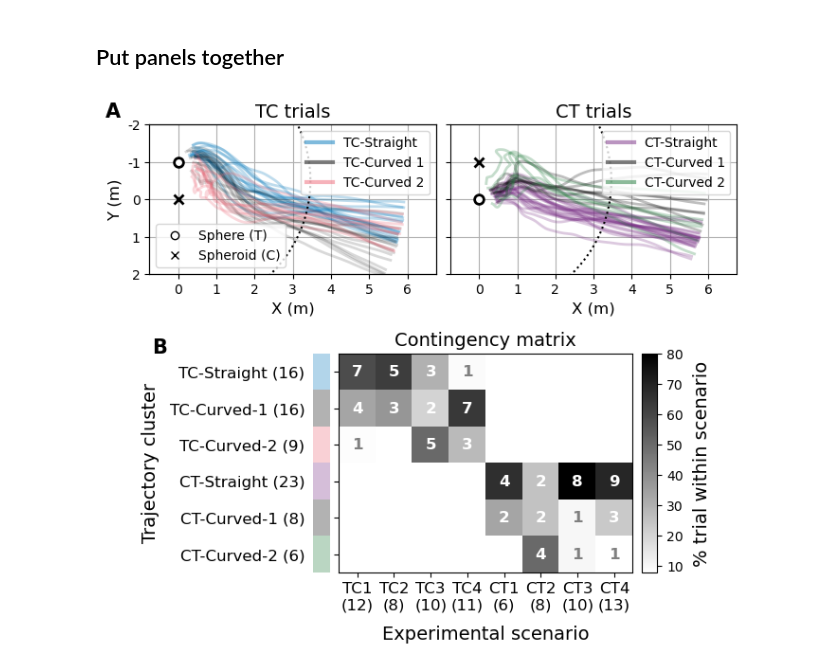
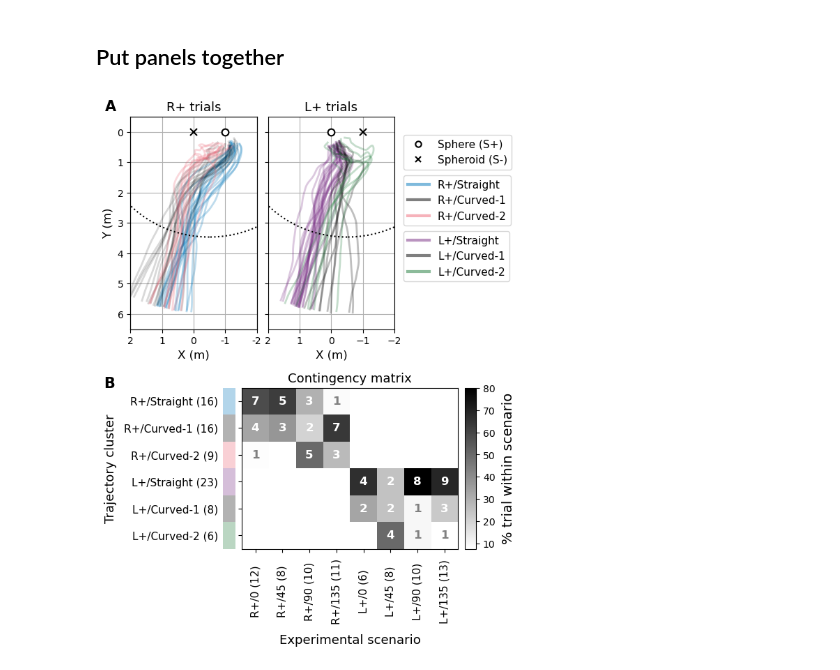
Before and after one commit to leewujung/porpoise_spheroid, a Jupyter notebook: notebooks_fig/fig_cluster_track_contingency.ipynb, the cells around one changed output. Cells and saved outputs as stored; diff of their text form; code cells hidden in the pictures.

```diff
--- a/notebooks_fig/fig_cluster_track_contingency.ipynb
+++ b/notebooks_fig/fig_cluster_track_contingency.ipynb
@@ -88,6 +87,11 @@ CLUSTER_STR_7 = ["Straight", "Curved-1", "Curved-2", "Straight", "Curved-1", "Cu
 ## Contingency matrix
 # %%
 TARGET_ANGLE_STR = ["TC1", "TC2", "TC3", "TC4", "CT1", "CT2", "CT3", "CT4"]
+# %%
+TARGET_ANGLE_STR_NEW = [
+    "R+/0", "R+/45", "R+/90", "R+/135",
+    "L+/0", "L+/45", "L+/90", "L+/135",
+]
 # %%
 # Build contingency matrix
 df_tca_all = []
@@ -118,7 +134,7 @@ df_tca_all
 # %%
 xtick_str = [
-    "%s\n(%d)" % (tca_str, tca_num)
-    for tca_num, tca_str in zip(df_tca_all.sum(axis=1).values, TARGET_ANGLE_STR)
+    f"{tca_str:s} ({tca_num.astype(int):d})"
+    for tca_num, tca_str in zip(df_tca_all.sum(axis=1).values, TARGET_ANGLE_STR_NEW)
 ]
 xtick_str
 # %% [output]
@@ -133,7 +149,7 @@ xtick_str
 # %%
-TCCT_STR = np.array(["TC", "CT"]*3).reshape(3,2).T.reshape(-1,1).T.squeeze().tolist()
+TCCT_STR = np.array(["R+", "L+"]*3).reshape(3,2).T.reshape(-1,1).T.squeeze().tolist()
 ytick_str = [
-    "%s-%s (%d)     " % (tcct, c_name, tca_num)
+    "%s/%s (%d)     " % (tcct, c_name, tca_num)
     for tca_num, c_name, tcct in zip(
         df_tca_all.sum(axis=0).values, CLUSTER_STR_7, TCCT_STR
     )
@@ -161,7 +177,7 @@ im = ax_conti.imshow(
     aspect='auto', cmap="gist_yarg" #"Reds" #"OrRd"
 )
 ax_conti.set_xticks(np.arange(len(TARGET_ANGLE_STR)))
-ax_conti.set_xticklabels(xtick_str, fontsize=12)
+ax_conti.set_xticklabels(xtick_str, fontsize=12, rotation=90)
 ax_conti.set_yticks(np.arange(len(ytick_str)))
 ax_conti.set_yticklabels(ytick_str, fontsize=12)
 # ax_conti.yaxis.tick_right()
@@ -348,8 +363,8 @@ for seq in np.arange(3):
             ax_track_TC, df_track,
             color=color_cluster_seq_7[seq], alpha=alpha, lw=2
         )
-ax_track_TC.plot(0, 0, "kx", markeredgewidth=2, markersize=7, lw=1.5)
-ax_track_TC.plot(0, -1, "ko", markeredgewidth=2, markersize=7, lw=1.5, markerfacecolor="w")
+ax_track_TC.plot(0, 0, "kx", markeredgewidth=1.5, markersize=7, lw=1.5)
+ax_track_TC.plot(-1, 0, "ko", markeredgewidth=1.5, markersize=7, lw=1.5, markerfacecolor="w")
 
 # ===================================
 ax_track_CT = fig.add_subplot(gs[0, 1])
@@ -362,55 +377,55 @@ for seq in np.arange(3) + 3:
             ax_track_CT, df_track,
             color=color_cluster_seq_7[seq], alpha=alpha, lw=2
         )
-ax_track_CT.plot(0, -1, "kx", markeredgewidth=2, markersize=7)
-ax_track_CT.plot(0, 0, "ko", markeredgewidth=2, markersize=7, markerfacecolor="w")
+ax_track_CT.plot(-1, 0, "kx", markeredgewidth=1.5, markersize=7)
+ax_track_CT.plot(0, 0, "ko", markeredgewidth=1.5, markersize=7, markerfacecolor="w")
 
 for axx in [ax_track_TC, ax_track_CT]:
-    axx.set_xticks(np.arange(-1, 9))
-    axx.set_xticklabels(np.arange(-1, 9), fontsize=10)
-    axx.set_ylim(2, -2)
-    axx.set_xlim(-0.75, 6.75)
+    axx.set_yticks(np.arange(-1, 9))
+    axx.set_yticklabels(np.arange(-1, 9), fontsize=10)
+    axx.set_xlim(2, -2)
+    axx.set_ylim(6.5, -0.5)
     axx.grid()
     axx.set_xlabel("X (m)", fontsize=12)
-    axx.set_yticks(np.arange(-2, 3))
-ax_track_TC.set_yticklabels(np.arange(-2, 3), fontsize=10)
+    axx.set_xticks(np.arange(-2, 3))
+ax_track_TC.set_xticklabels(np.arange(-2, 3), fontsize=10)
 ax_track_TC.set_ylabel("Y (m)", fontsize=12)
 ax_track_CT.set_yticklabels("")
 
 # Add legend for cluster tracks
-ax_track_TC.set_title("TC trials", fontsize=14)
-ax_track_TC.plot(np.nan, np.nan, color_cluster_7["TC_straight"], label="TC-Straight", alpha=0.5, lw=3)
-ax_track_TC.plot(np.nan, np.nan, color_cluster_7["TC_curved1"], label="TC-Curved 1", alpha=0.5, lw=3)
-ax_track_TC.plot(np.nan, np.nan, color_cluster_7["TC_curved2"], label="TC-Curved 2", alpha=0.5, lw=3)
-ax_track_TC.legend(fontsize=10, loc="upper right")
+ax_track_TC.set_title("R+ trials", fontsize=13)
+ax_track_TC.plot(np.nan, np.nan, color_cluster_7["TC_straight"], label="R+/Straight", alpha=0.5, lw=3)
+ax_track_TC.plot(np.nan, np.nan, color_cluster_7["TC_curved1"], label="R+/Curved-1", alpha=0.5, lw=3)
+ax_track_TC.plot(np.nan, np.nan, color_cluster_7["TC_curved2"], label="R+/Curved-2", alpha=0.5, lw=3)
+ax_track_TC.legend(fontsize=11, bbox_to_anchor=(3.05, 0.75))
 
-ax_track_CT.set_title("CT trials", fontsize=14)
-ax_track_CT.plot(np.nan, np.nan, color_cluster_7["CT_straight"], label="CT-Straight", alpha=0.5, lw=3)
-ax_track_CT.plot(np.nan, np.nan, color_cluster_7["CT_curved1"], label="CT-Curved 1", alpha=0.5, lw=3)
-ax_track_CT.plot(np.nan, np.nan, color_cluster_7["CT_curved2"], label="CT-Curved 2", alpha=0.5, lw=3)
-ax_track_CT.legend(fontsize=10, loc="upper right")
+ax_track_CT.set_title("L+ trials", fontsize=13)
+ax_track_CT.plot(np.nan, np.nan, color_cluster_7["CT_straight"], label="L+/Straight", alpha=0.5, lw=3)
+ax_track_CT.plot(np.nan, np.nan, color_cluster_7["CT_curved1"], label="L+/Curved-1", alpha=0.5, lw=3)
+ax_track_CT.plot(np.nan, np.nan, color_cluster_7["CT_curved2"], label="L+/Curved-2", alpha=0.5, lw=3)
+ax_track_CT.legend(fontsize=11, bbox_to_anchor=(1.95, 0.487))
 
 # Adjust size of track panels
 axx = ax_track_TC
 axx_pos = axx.get_position()
 axx.set_position([
-    axx_pos.x0, axx_pos.y0+axx_pos.height*0.1, axx_pos.width, axx_pos.height*0.75
+    axx_pos.x0, axx_pos.y0+axx_pos.height*0.1, axx_pos.width*0.6, axx_pos.height*1.45
 ])
 axx = ax_track_CT
 axx_pos = axx.get_position()
 axx.set_position([
-    axx_pos.x0, axx_pos.y0+axx_pos.height*0.1, axx_pos.width, axx_pos.height*0.75
+    axx_pos.x0-0.15, axx_pos.y0+axx_pos.height*0.1, axx_pos.width*0.6, axx_pos.height*1.45
 ])
 
 # Add legend for targets
 ax_track_mock = plt.axes(ax_track_TC.get_position())
 ax_track_mock.patch.set_alpha(0)
 ax_track_mock.set_position(ax_track_TC.get_position())
-ax_track_mock.plot(np.nan, np.nan, "ko", label="Sphere (T)", markerfacecolor="w")
-ax_track_mock.plot(np.nan, np.nan, "kx", label="Spheroid (C)")
+ax_track_mock.plot(np.nan, np.nan, "ko", label="Sphere (S+)", markerfacecolor="w", markeredgewidth=1.5)
+ax_track_mock.plot(np.nan, np.nan, "kx", label="Spheroid (S-)", markeredgewidth=1.5)
 ax_track_mock.set_xticks([])
 ax_track_mock.set_yticks([])
-ax_track_mock.legend(fontsize=10, loc="lower left")
+ax_track_mock.legend(fontsize=11, bbox_to_anchor=(3.055, 0.94))
 
 
 
@@ -418,8 +433,8 @@ ax_track_mock.legend(fontsize=10, loc="lower left")
 # ===================================
 # Plot ellipse
 # ===================================a
-ax_track_TC.plot(r_minor*np.cos(t) , -0.5+r_major*np.sin(t), lw=1.5, color="k", ls=":")
-ax_track_CT.plot(r_minor*np.cos(t) , -0.5+r_major*np.sin(t), lw=1.5, color="k", ls=":")
+ax_track_TC.plot(-0.5+r_major*np.sin(t), r_minor*np.cos(t), lw=1.5, color="k", ls=":")
+ax_track_CT.plot(-0.5+r_major*np.sin(t), r_minor*np.cos(t), lw=1.5, color="k", ls=":")
 
 
 
@@ -434,14 +449,15 @@ im = ax_conti.imshow(
     aspect='auto', cmap="gist_yarg" #"Reds" #"OrRd"
 )
 ax_conti.set_xticks(np.arange(len(TARGET_ANGLE_STR)))
-ax_conti.set_xticklabels(xtick_str, fontsize=12)
-ax_conti.set_xlabel("Experimental scenario", fontsize=14, labelpad=10)
+ax_conti.set_xticklabels(xtick_str, fontsize=11, rotation=90, va="center")
+ax_conti.tick_params(axis="x", pad=40)
+ax_conti.set_xlabel("Experimental scenario", fontsize=13, labelpad=10)
 ax_conti.set_yticks(np.arange(len(ytick_str)))
-ax_conti.set_yticklabels(ytick_str, fontsize=12)
-ax_conti.set_ylabel("Trajectory cluster", fontsize=14, labelpad=7.5)
+ax_conti.set_yticklabels(ytick_str, fontsize=11)
+ax_conti.set_ylabel("Trajectory cluster", fontsize=13, labelpad=7.5)
 ax_conti.set_xlim(-0.5, 7.5)
 ax_conti.set_ylim(5.5, -0.5)
-ax_conti.set_title("Contingency matrix", fontsize=14)
+ax_conti.set_title("Contingency matrix", fontsize=13)
 
 # Add numbers in square
 for row in np.arange(df_tca_all.shape[0]):
@@ -456,37 +472,37 @@ for row in np.arange(df_tca_all.shape[0]):
 # Move and shrink axis
 ax_pos = ax_conti.get_position()
 ax_conti.set_position(
-    [ax_pos.x0+0.25, ax_pos.y0-0.07, ax_pos.width*0.5, ax_pos.height*1.1]
+    [ax_pos.x0+0.2, ax_pos.y0-0.07, ax_pos.width*0.5, ax_pos.height*1.1]
 )
 
 # Add color code for vertical axis
 ax_conti_pos = ax_conti.get_position()
 ax_add = fig.add_axes([ax_conti_pos.x0-0.035, ax_conti_pos.y0, 0.025, ax_conti_pos.height])
 ax_add.set_xticks([])
 ax_add.set_yticks([])
 for seq, color in enumerate(color_cluster_seq_7):
     ax_add.bar(0, height=1, bottom=seq-0.5, color=color, alpha=0.3)
 ax_add.set_ylim(-0.5, 5.5)
 ax_add.invert_yaxis()
 ax_add.axis("off")
 
 # Add colorbar
 ax_cbar = fig.add_axes([ax_conti_pos.x0+0.4, ax_conti_pos.y0, 0.02, ax_conti_pos.height])
 cbar = plt.colorbar(im, cax=ax_cbar, orientation="vertical")
 cbar.ax.set_ylabel("% trial within scenario", fontsize=14, labelpad=7)
 
 
 
 # Add panel labels
-ax_track_TC.text(-1.9, -2.2, "A", fontsize=15, fontweight="bold")
+ax_track_TC.text(2.8, -0.7, "A", fontsize=15, fontweight="bold")
 ax_conti.text(-5.6, -0.5, "B", fontsize=15, fontweight="bold")
 
 
 
 plt.show()
 
 
 # Save figure
 fig.savefig(fig_path / "fig_cluster_tracks_contingency.png", dpi=300, bbox_inches="tight")
 # %% [output]
-[figure, old version]
+[figure, new version]
```
Also changed, not shown: parts of 7 cells of this notebook, 1 other file.
